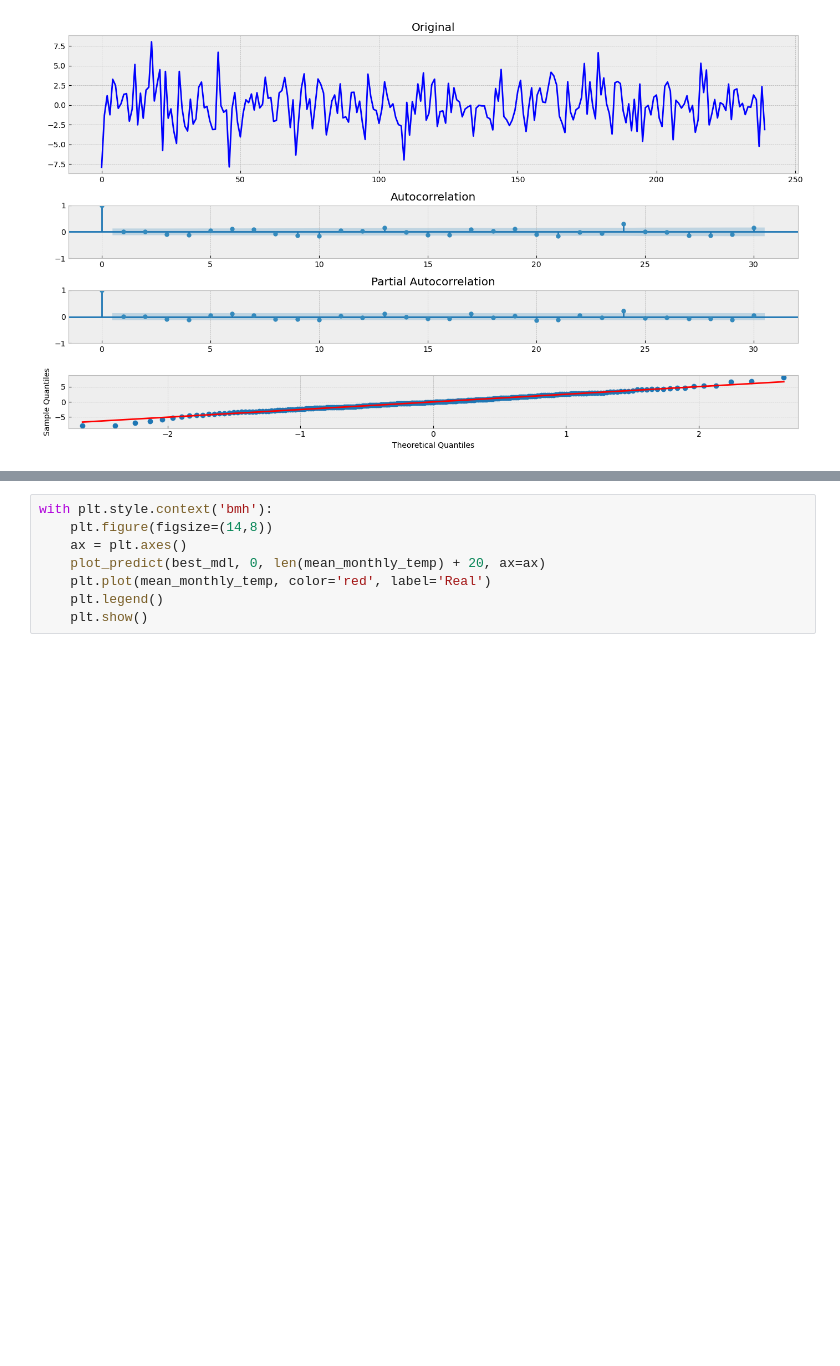
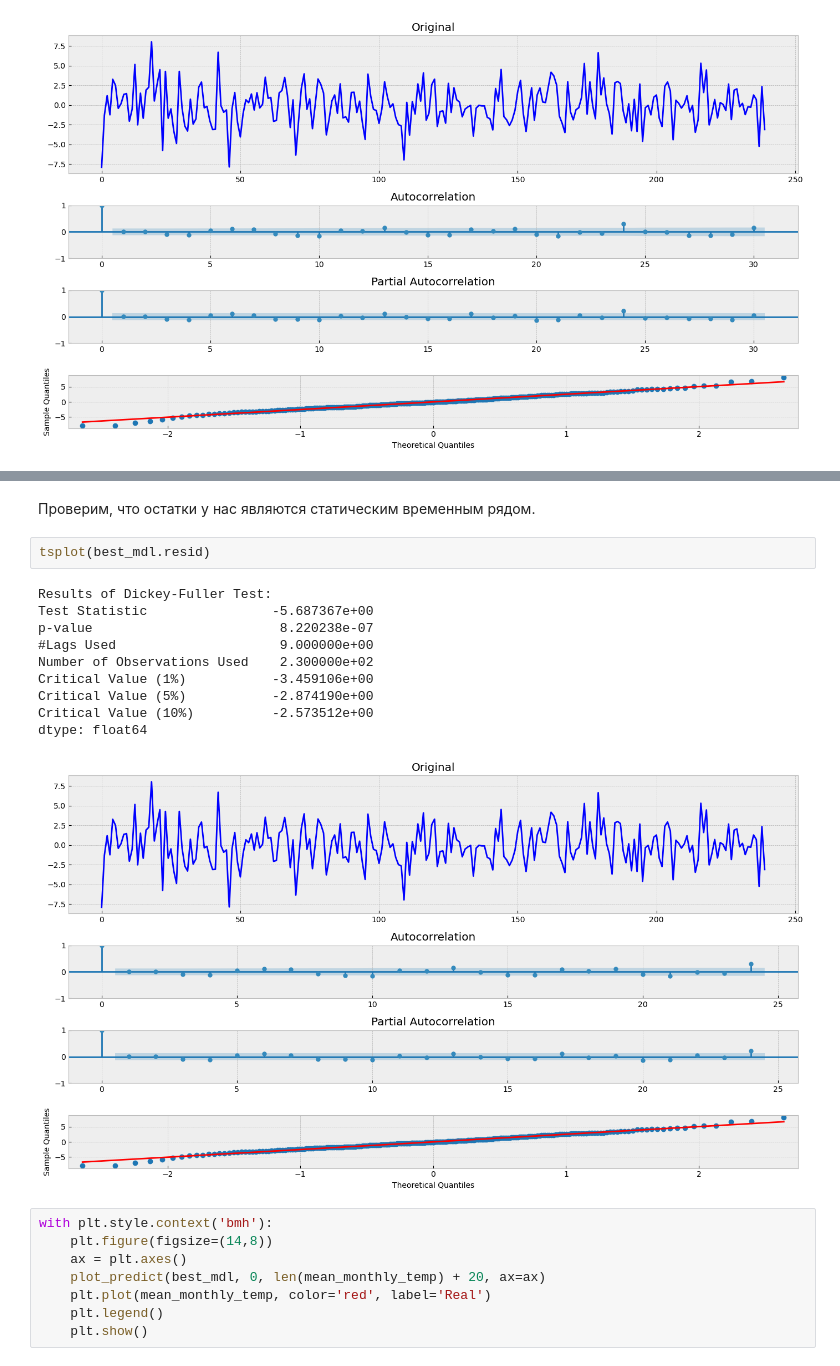
Before and after one commit to msavilov/Time_series, a Jupyter notebook: 3_ARMA_model/arma_model.ipynb, the cells around one changed output, grey strips where cells are left out. Saved outputs shown, nothing was run; the diff lists cells and outputs as text; blank space fills up the shorter version.

```diff
--- a/3_ARMA_model/arma_model.ipynb
+++ b/3_ARMA_model/arma_model.ipynb
@@ -136,6 +136,21 @@ Covariance Type:                  opg
 
 Warnings:
 [1] Covariance matrix calculated using the outer product of gradients (complex-step).
+# %% [markdown]
+Проверим, что остатки у нас являются статическим временным рядом.
+# %%
+tsplot(best_mdl.resid)
+# %% [output]
+Results of Dickey-Fuller Test:
+Test Statistic                -5.687367e+00
+p-value                        8.220238e-07
+#Lags Used                     9.000000e+00
+Number of Observations Used    2.300000e+02
+Critical Value (1%)           -3.459106e+00
+Critical Value (5%)           -2.874190e+00
+Critical Value (10%)          -2.573512e+00
+dtype: float64
+[figure, added]
 # %%
 with plt.style.context('bmh'):
     plt.figure(figsize=(14,8))
```
Also changed, not shown: parts of 1 cell of this notebook, 1 other file.
